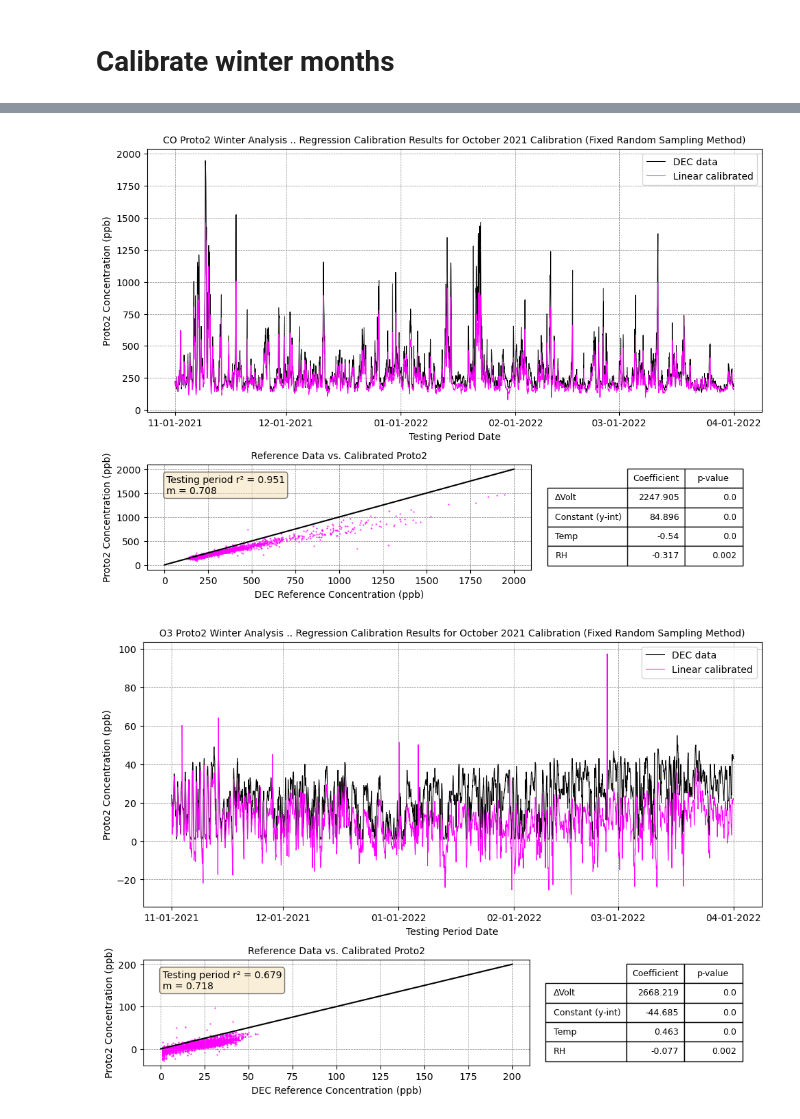
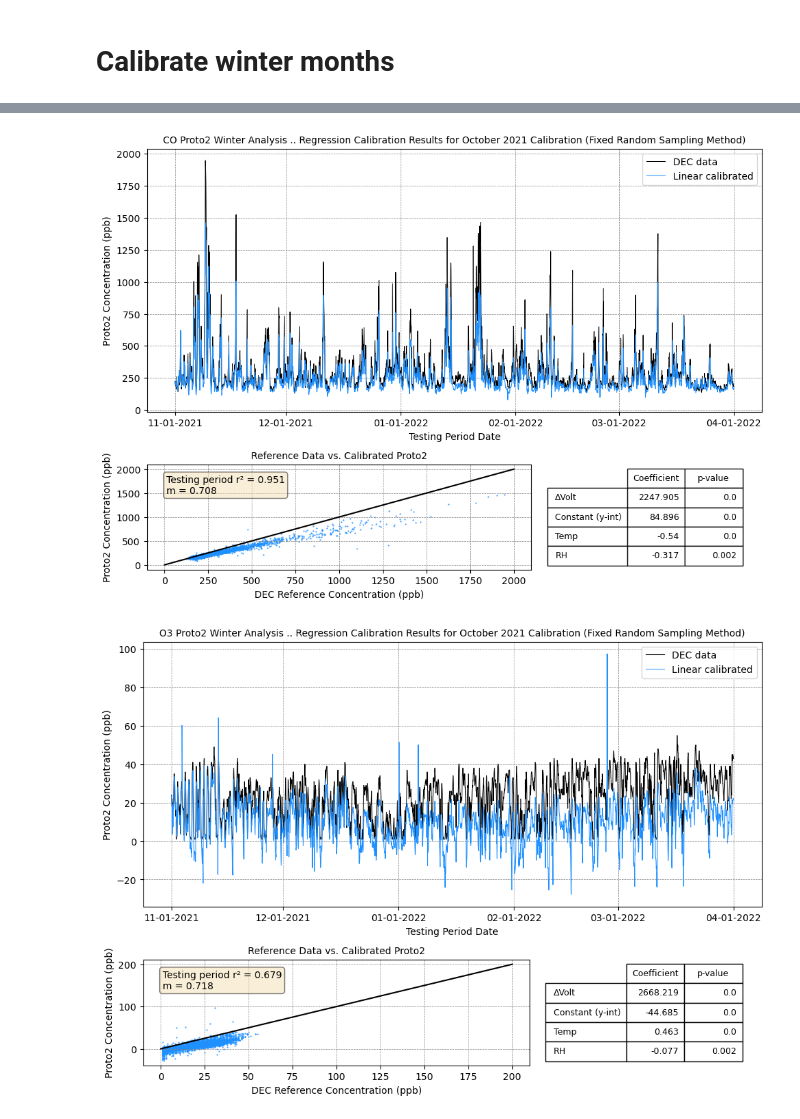
Before and after one commit to ehojeily/proto2, a Jupyter notebook: scripts/proto2_winter_analysis.ipynb, the cells around one changed output, grey strips where cells are left out. Cells and saved outputs as stored; diff of their text form; code cells hidden in the pictures.

```diff
--- a/scripts/proto2_winter_analysis.ipynb
+++ b/scripts/proto2_winter_analysis.ipynb
@@ -416,7 +416,7 @@ for var_id in [42101, 44201, 42601, 42602, 88101]:
 
     ''' PLOT TIME :) '''
     print('Plotting for ',gname,'...')
-    linear_color = 'magenta'
+    linear_color = 'dodgerblue'
     fig = plt.subplots(figsize=(10,8))
     ''' DEC vs. Calibrated time series plot (top) '''
     time_series = plt.subplot2grid((3, 3), (0, 0), rowspan=2, colspan=3)
@@ -477,32 +477,32 @@ for var_id in [42101, 44201, 42601, 42602, 88101]:
 
     figname = str(gname+'_'+training_period_month+'_train_fixedrandsampling_winter_analysis')
     print('Saving figure as...',figname)
 
     filepath = '/data/shared/ehojeily/proto2_winter_analysis/'
     plt.savefig(filepath+figname+'.png',bbox_inches='tight',dpi=300)
 
     '''
     with open(filepath+'readme.txt', 'w') as f:
         f.write('Proto2 calibration analysis plots using generate_coefficients and calibrate function. \n Script used: pvalue_draft2.ipynb')
     '''
     print('\n')
 # %% [output]
 Working on... CO
 Plotting for  CO ...
 Saving figure as... CO_October_train_fixedrandsampling_winter_analysis
 
 
 Working on... O3
 Plotting for  O3 ...
 Saving figure as... O3_October_train_fixedrandsampling_winter_analysis
 
 
 Working on... NO
 Plotting for  NO ...
 ... (7 lines left out)
 
 Working on... pm25
 Plotting for  pm25 ...
 Saving figure as... pm25_October_train_fixedrandsampling_winter_analysis
-[figure, old version]
+[figure, new version]
-[figure, old version]
+[figure, new version]
```
Also changed, not shown: parts of 1 cell of this notebook.
